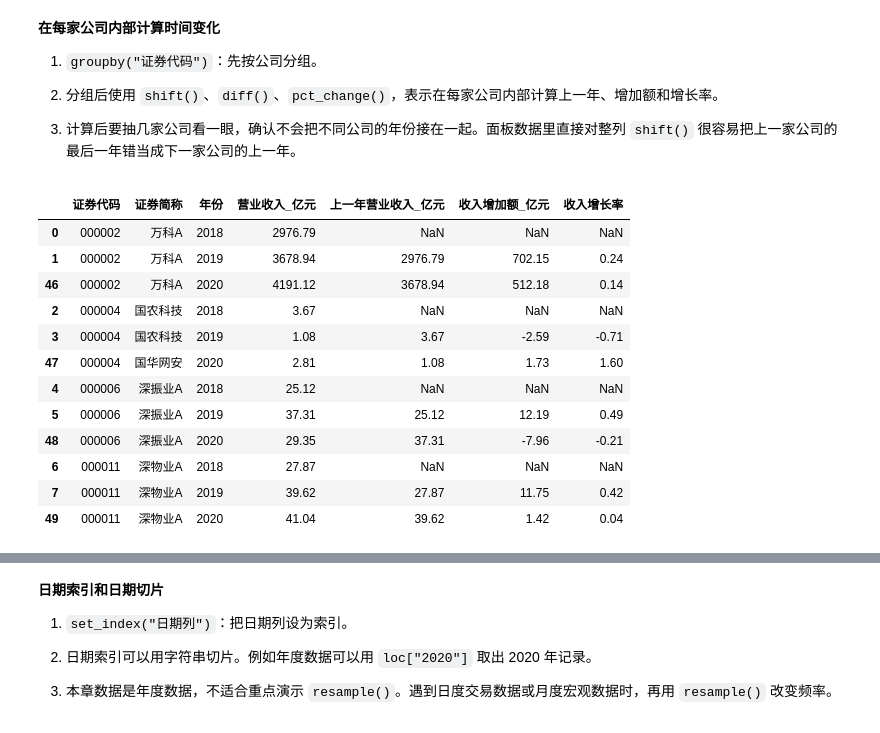
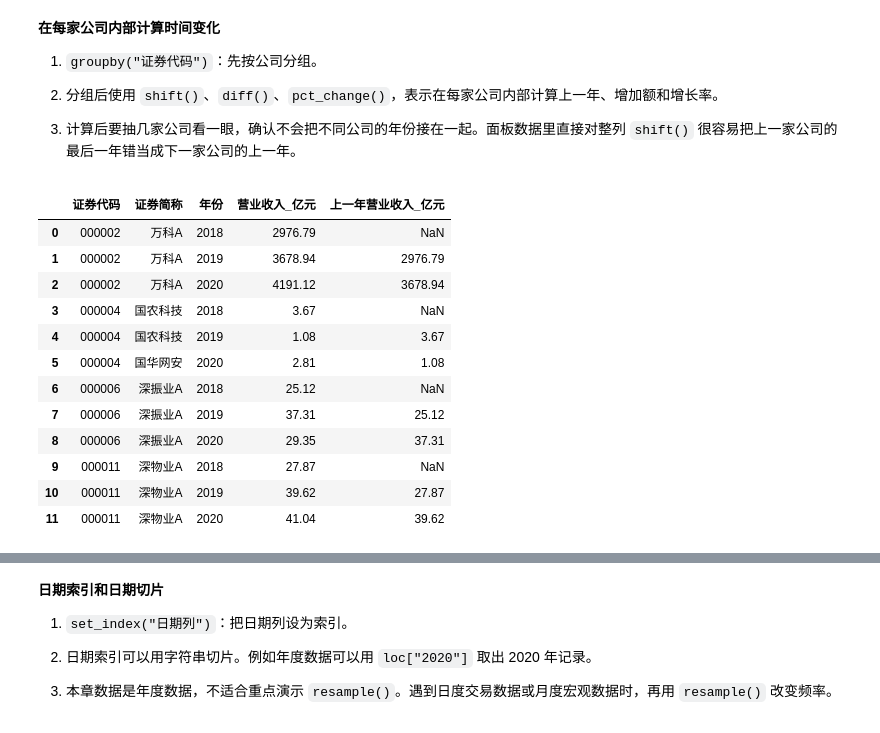
Before and after one commit to itsaquestion/py4ss_v4, a Jupyter notebook: book_parts/data_processing/11-pandas.ipynb, the cells around one changed output, grey strips where cells are left out. Cells and saved outputs as stored; diff of their text form; code cells hidden in the pictures.

```diff
--- a/book_parts/data_processing/11-pandas.ipynb
+++ b/book_parts/data_processing/11-pandas.ipynb
@@ -1110,0 +1316,8 @@ analysis_2020[["证券代码", "证券简称", "行业名称", "营业收入_亿
+# %%
+# 读取带证券代码的经营表，只做必要的代码格式处理。
+annual_for_merge = pd.read_excel(
+    "data/company_annual_operations_clean.xlsx",
+    converters={"证券代码": lambda x: str(x).strip().zfill(6)},  # 证券代码按字符串读取
+).rename(columns={"股票简称": "证券简称"})
+
+annual_for_merge[["证券代码", "证券简称", "统计截止日期", "营业收入_亿元", "净利润_亿元"]].head()  # 查看经营表
@@ -1110,0 +1331,10 @@ analysis_2020[["证券代码", "证券简称", "行业名称", "营业收入_亿
+# %%
+indicator_cols = ["证券代码", "统计截止日期", "基本每股收益", "扣非净利润_亿元", "扣非盈利"]
+
+analysis_df = annual_for_merge.merge(
+    indicators_clean[indicator_cols],
+    on=["证券代码", "统计截止日期"],  # 按公司和日期匹配
+    how="left",  # 保留经营表所有行
+)
+
+analysis_df[["证券代码", "证券简称", "统计截止日期", "营业收入_亿元", "基本每股收益"]].head()  # 查看合并结果
@@ -1110,0 +1365,12 @@ analysis_2020[["证券代码", "证券简称", "行业名称", "营业收入_亿
+# %%
+# 进入分组前，补充后面要反复使用的分析变量。
+analysis_df = analysis_df.copy()
+analysis_df["年份"] = analysis_df["统计截止日期"].dt.year  # 提取年份
+analysis_df["上市年份"] = analysis_df["首次上市日期"].dt.year  # 提取上市年份
+analysis_df["上市年限"] = analysis_df["年份"] - analysis_df["上市年份"]  # 计算上市年限
+analysis_df["净利率"] = analysis_df["净利润_亿元"] / analysis_df["营业收入_亿元"]  # 计算净利率
+analysis_df["负债水平"] = np.where(analysis_df["资产负债率"] >= 0.7, "较高", "正常")  # 生成负债水平
+
+analysis_df[[
+    "证券代码", "证券简称", "年份", "行业名称", "营业收入_亿元", "净利率", "资产负债率", "基本每股收益"
+]].head()  # 查看补充变量后的明细表
@@ -1565,23 +1933,19 @@ company_ts[["证券简称", "年份", "营业收入_亿元", "收入增长率",
 
 3. 计算后要抽几家公司看一眼，确认不会把不同公司的年份接在一起。面板数据里直接对整列 `shift()` 很容易把上一家公司的最后一年错当成下一家公司的上一年。
 # %%
-# 在每家公司内部计算收入变化。
 panel_ts["上一年营业收入_亿元"] = panel_ts.groupby("证券代码")["营业收入_亿元"].shift(1)  # 公司内部上一年收入
-panel_ts["收入增加额_亿元"] = panel_ts.groupby("证券代码")["营业收入_亿元"].diff()  # 公司内部收入增加额
-panel_ts["收入增长率"] = panel_ts.groupby("证券代码")["营业收入_亿元"].pct_change()  # 公司内部收入增长率
-
-panel_ts[["证券代码", "证券简称", "年份", "营业收入_亿元", "上一年营业收入_亿元", "收入增加额_亿元", "收入增长率"]].head(12)  # 查看组内计算结果
+panel_ts[["证券代码", "证券简称", "年份", "营业收入_亿元", "上一年营业收入_亿元"]].head(12)  # 查看上一年收入
 # %% [output]
-|  | 证券代码 | 证券简称 | 年份 | 营业收入_亿元 | 上一年营业收入_亿元 | 收入增加额_亿元 | 收入增长率 |
-| 0 | 000002 | 万科A | 2018 | 2976.79 | NaN | NaN | NaN |
-| 1 | 000002 | 万科A | 2019 | 3678.94 | 2976.79 | 702.15 | 0.24 |
-| 46 | 000002 | 万科A | 2020 | 4191.12 | 3678.94 | 512.18 | 0.14 |
-| 2 | 000004 | 国农科技 | 2018 | 3.67 | NaN | NaN | NaN |
-| 3 | 000004 | 国农科技 | 2019 | 1.08 | 3.67 | -2.59 | -0.71 |
-| 47 | 000004 | 国华网安 | 2020 | 2.81 | 1.08 | 1.73 | 1.60 |
-| 4 | 000006 | 深振业A | 2018 | 25.12 | NaN | NaN | NaN |
-| 5 | 000006 | 深振业A | 2019 | 37.31 | 25.12 | 12.19 | 0.49 |
-| 48 | 000006 | 深振业A | 2020 | 29.35 | 37.31 | -7.96 | -0.21 |
-| 6 | 000011 | 深物业A | 2018 | 27.87 | NaN | NaN | NaN |
-| 7 | 000011 | 深物业A | 2019 | 39.62 | 27.87 | 11.75 | 0.42 |
-| 49 | 000011 | 深物业A | 2020 | 41.04 | 39.62 | 1.42 | 0.04 |
+|  | 证券代码 | 证券简称 | 年份 | 营业收入_亿元 | 上一年营业收入_亿元 |
+| 0 | 000002 | 万科A | 2018 | 2976.79 | NaN |
+| 1 | 000002 | 万科A | 2019 | 3678.94 | 2976.79 |
+| 2 | 000002 | 万科A | 2020 | 4191.12 | 3678.94 |
+| 3 | 000004 | 国农科技 | 2018 | 3.67 | NaN |
+| 4 | 000004 | 国农科技 | 2019 | 1.08 | 3.67 |
+| 5 | 000004 | 国华网安 | 2020 | 2.81 | 1.08 |
+| 6 | 000006 | 深振业A | 2018 | 25.12 | NaN |
+| 7 | 000006 | 深振业A | 2019 | 37.31 | 25.12 |
+| 8 | 000006 | 深振业A | 2020 | 29.35 | 37.31 |
+| 9 | 000011 | 深物业A | 2018 | 27.87 | NaN |
+| 10 | 000011 | 深物业A | 2019 | 39.62 | 27.87 |
+| 11 | 000011 | 深物业A | 2020 | 41.04 | 39.62 |
```
Also changed, not shown: parts of 170 cells of this notebook, 3 other files.
